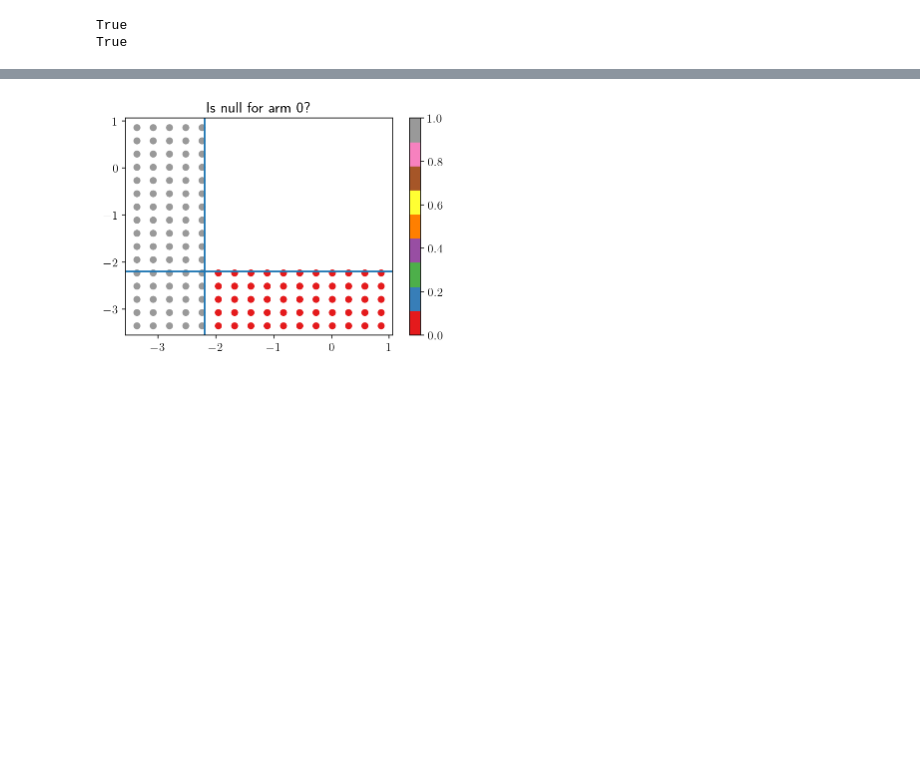
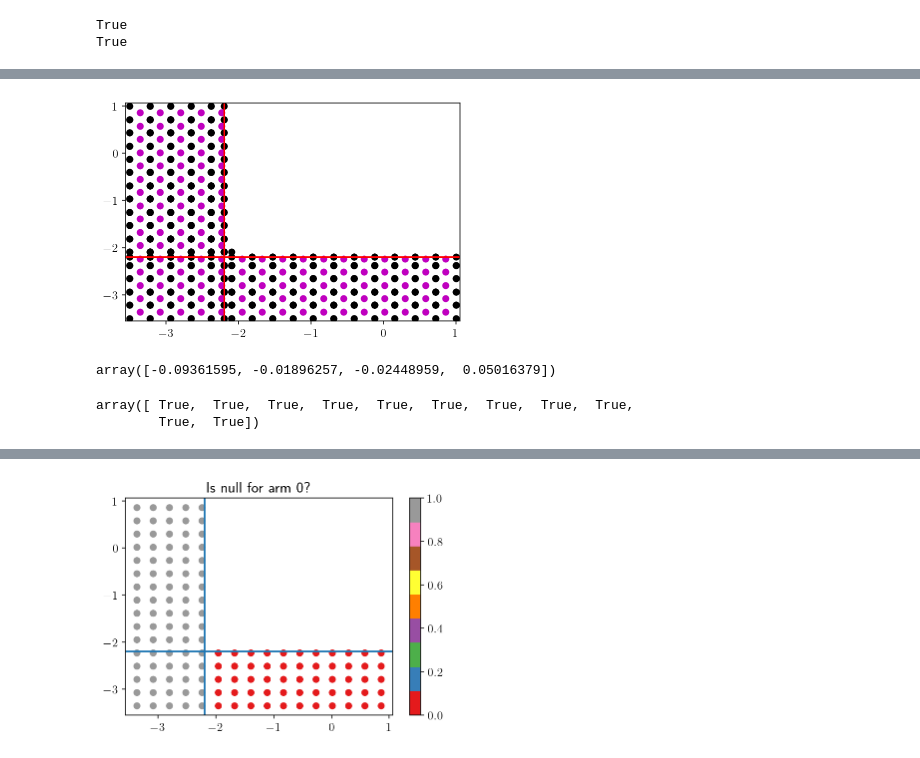
Before and after one commit to Confirm-Solutions/imprint, a Jupyter notebook: research/berry/berry_kevlar.ipynb, the cells around one changed output, grey strips where cells are left out. Drawn from its saved outputs; the diff is of its cells as text; code cells hidden in the pictures; blank space fills up the shorter version.

```diff
--- a/research/berry/berry_kevlar.ipynb
+++ b/research/berry/berry_kevlar.ipynb
@@ -73,2 +95,6 @@ delta_0_u_j = scipy.special.betaincinv(
 np.testing.assert_allclose(delta_0_j, B[:, 0])
 np.testing.assert_allclose(delta_0_u_j, B[:, 1])
+# %%
+corners = np.empty((gr.n_tiles(), 2**gr.n_params(), gr.n_params()))
+for i in range(2**gr.n_params()):
+    corners[:, i, :] = np.array(gr.corners(i))
@@ -74,0 +123,11 @@ np.testing.assert_allclose(delta_0_u_j, B[:, 1])
+# %%
+c_flat = corners.reshape((-1, 2))
+plt.scatter(c_flat[:,0], c_flat[:,1], c='k')
+plt.scatter(theta[:,0], theta[:,1], c='m')
+plt.hlines(logit(0.1), -4, 2, 'r')
+plt.vlines(logit(0.1), -4, 2, 'r')
+plt.xlim(np.min(theta[:,0]) - 0.2, np.max(theta[:,0]) + 0.2)
+plt.ylim(np.min(theta[:,1]) - 0.2, np.max(theta[:,1]) + 0.2)
+plt.show()
+# %% [output]
+[figure, added]
@@ -74,0 +144,4 @@ np.testing.assert_allclose(delta_0_u_j, B[:, 1])
+# %%
+(((typeI_score.to_py() / sim_size)[:, None]) * v_diff).sum(axis=-1)[79]
+# %% [output]
+array([-0.09361595, -0.01896257, -0.02448959,  0.05016379])
@@ -74,0 +168,5 @@ np.testing.assert_allclose(delta_0_u_j, B[:, 1])
+# %%
+bad_d1[79:90]
+# %% [output]
+array([ True,  True,  True,  True,  True,  True,  True,  True,  True,
+        True,  True])
```
Also changed, not shown: parts of 17 cells of this notebook, 1 other file.
